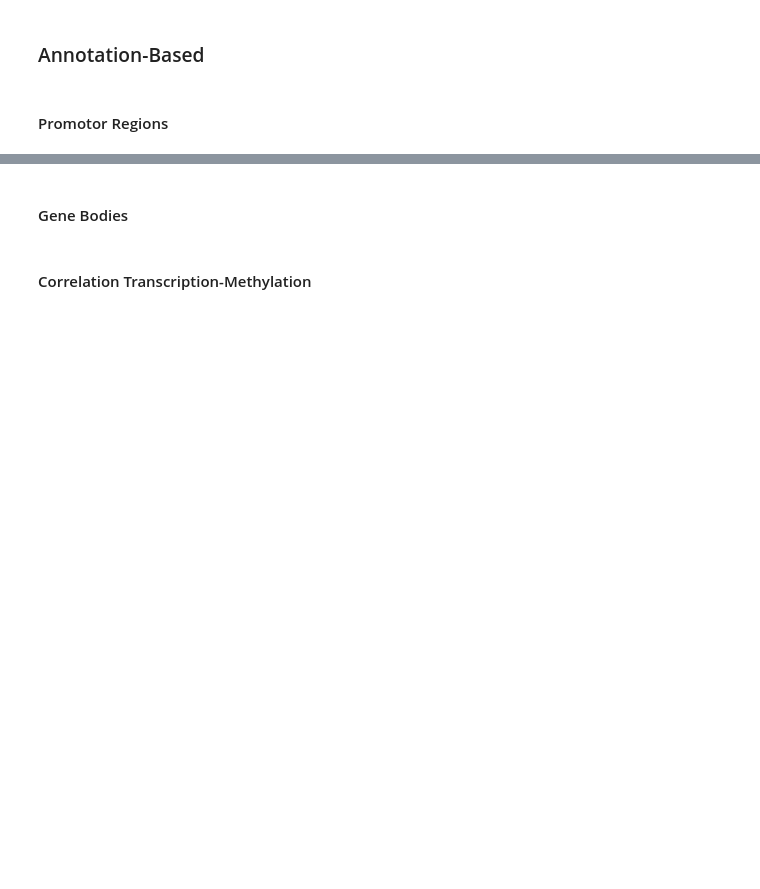
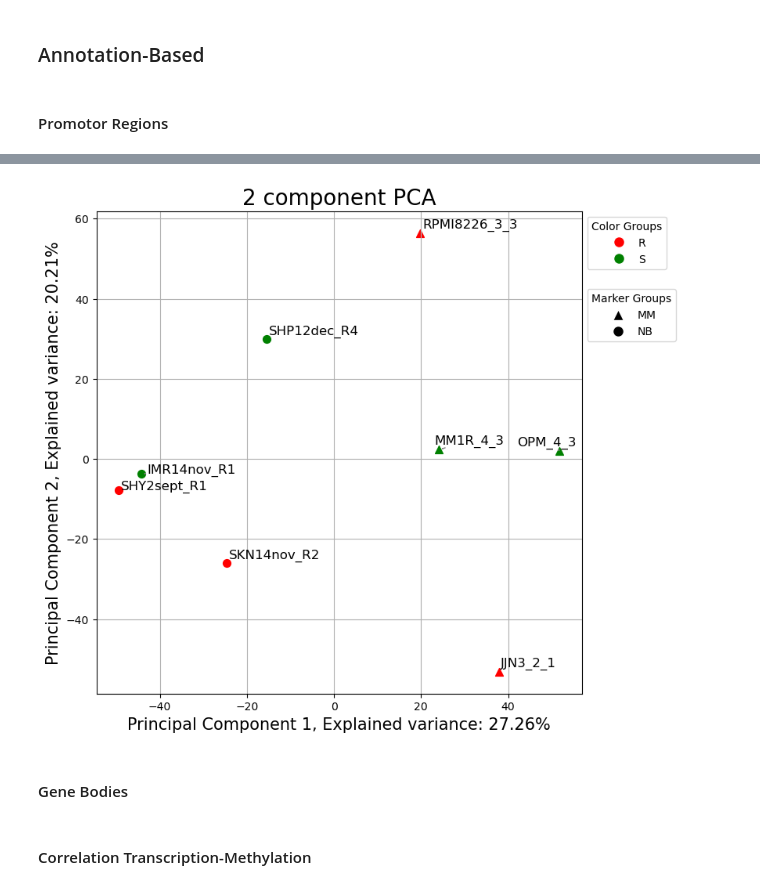
Before and after one commit to Lucmeister55/lvisser, a Jupyter notebook: segment_pm.ipynb, the cells around one changed output, grey strips where cells are left out. Cells and saved outputs as stored; diff of their text form; code cells hidden in the pictures; blank space fills up the shorter version.

```diff
--- a/segment_pm.ipynb
+++ b/segment_pm.ipynb
@@ -592,3 +615,7 @@ pca_plot(meth_seg_promotors_fm, n_components=2, group_column="Group", label_colu
+# %%
+pca_plot(meth_seg_promotors_fm, label_column = "sample_id_adj", color_column = "Group", marker_column = "tumor_type", colors = ["r", "g"], markers = ["^", "o"])
+# %% [output]
+[figure, added]
 # %% [markdown]
 #### Gene Bodies
 # %%
```
Also changed, not shown: parts of 6 cells of this notebook, 9 other files.
